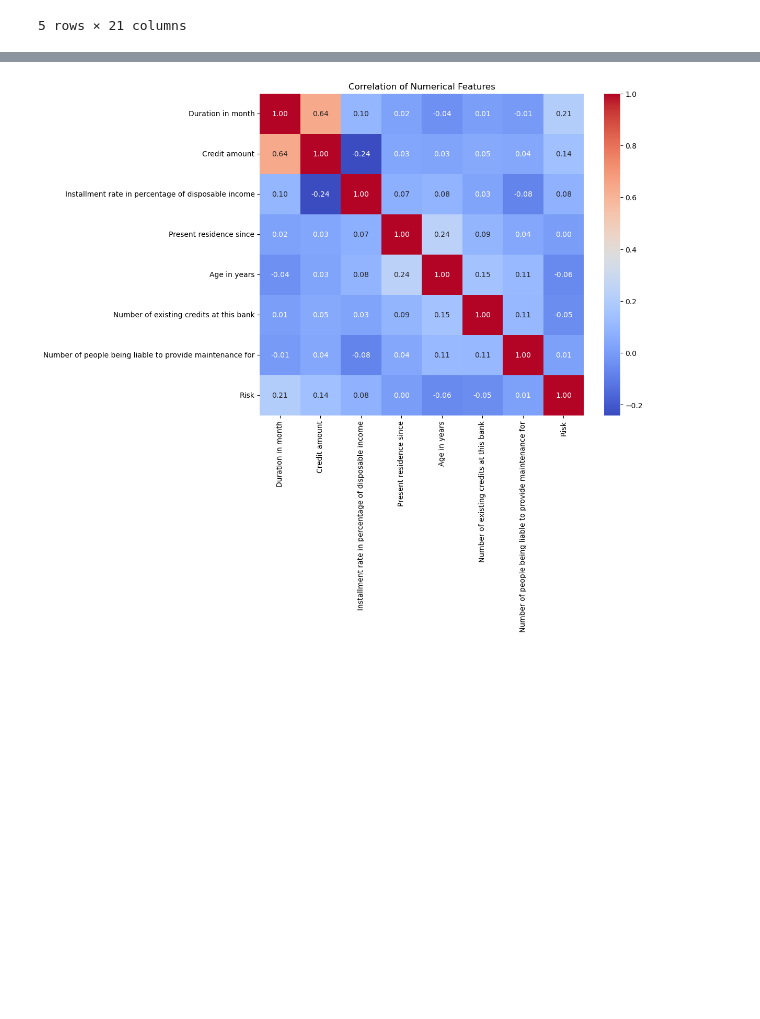
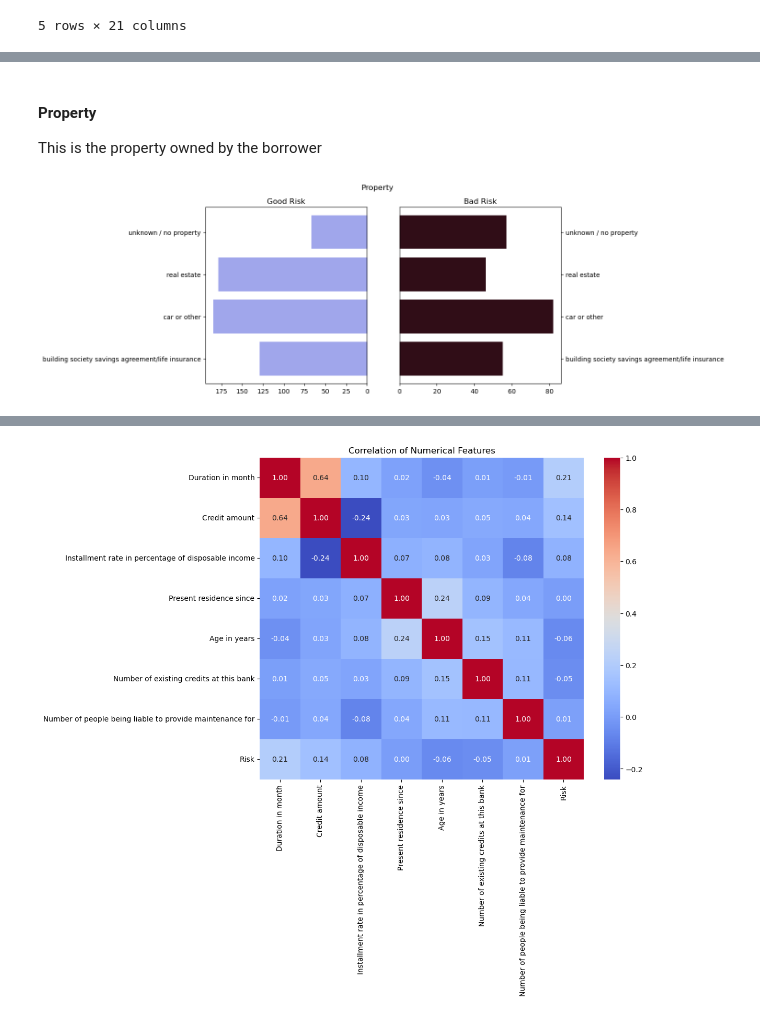
Before and after one commit to mwisechacha/Credit-Risk-Modelling, a Jupyter notebook: credit_risk.ipynb, the cells around one changed output, grey strips where cells are left out. Drawn from its saved outputs; the diff is of its cells as text; code cells hidden in the pictures; blank space fills up the shorter version.

```diff
--- a/credit_risk.ipynb
+++ b/credit_risk.ipynb
@@ -589,0 +615,7 @@ credit_visualization.head()
+# %% [markdown]
+#### Property
+This is the property owned by the borrower
+# %%
+visualize_feature("Property")
+# %% [output]
+[figure, added]
```
Also changed, not shown: parts of 13 cells of this notebook.
